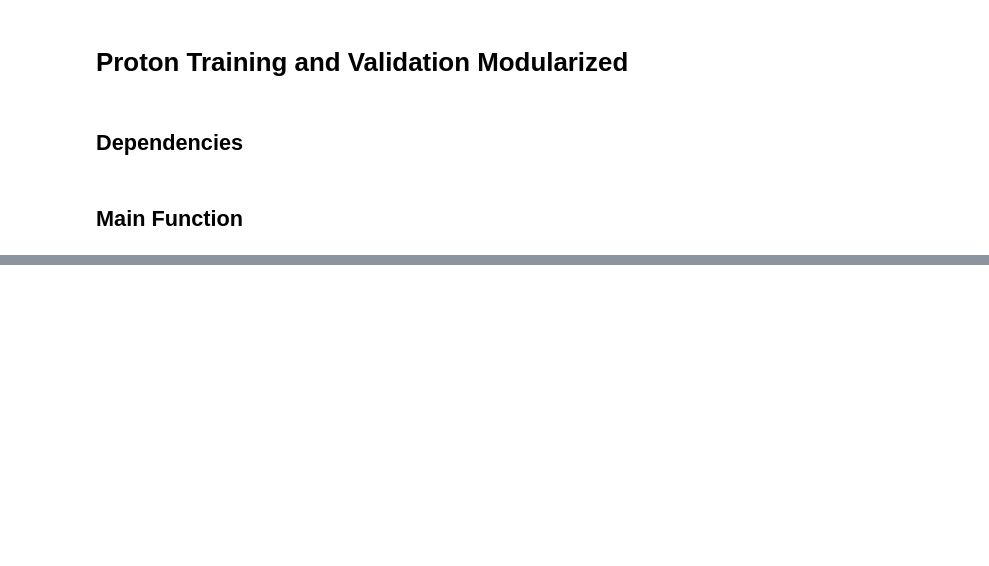
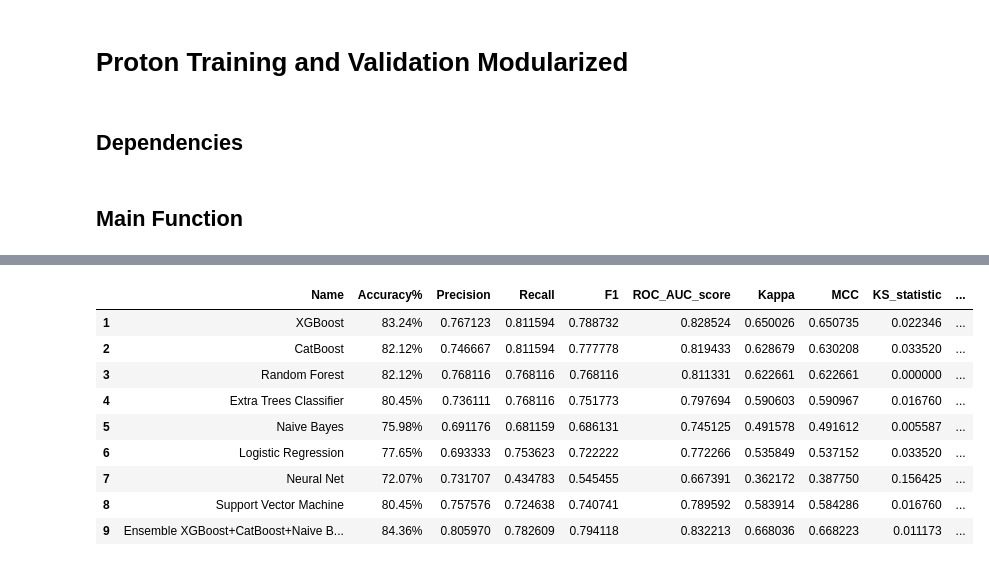
Before and after one commit to harsh5161/datascience, a Jupyter notebook: Training.ipynb, the cells around one changed output, grey strips where cells are left out. Drawn from its saved outputs; the diff is of its cells as text; code cells hidden in the pictures; blank space fills up the shorter version.

```diff
--- a/Training.ipynb
+++ b/Training.ipynb
@@ -154,3 +144,18 @@ Enter model path here to view MODEL COMPARISON CHART : titanicmodel
+# %%
+MC = pd.read_csv('MC.csv')
+MC.index = np.arange(1,len(MC)+1)
+MC
+# %% [output]
+|  | Name | Accuracy% | Precision | Recall | F1 | ROC_AUC_score | Kappa | MCC | KS_statistic | ... |
+| 1 | XGBoost | 83.24% | 0.767123 | 0.811594 | 0.788732 | 0.828524 | 0.650026 | 0.650735 | 0.022346 | ... |
+| 2 | CatBoost | 82.12% | 0.746667 | 0.811594 | 0.777778 | 0.819433 | 0.628679 | 0.630208 | 0.033520 | ... |
+| 3 | Random Forest | 82.12% | 0.768116 | 0.768116 | 0.768116 | 0.811331 | 0.622661 | 0.622661 | 0.000000 | ... |
+| 4 | Extra Trees Classifier | 80.45% | 0.736111 | 0.768116 | 0.751773 | 0.797694 | 0.590603 | 0.590967 | 0.016760 | ... |
+| 5 | Naive Bayes | 75.98% | 0.691176 | 0.681159 | 0.686131 | 0.745125 | 0.491578 | 0.491612 | 0.005587 | ... |
+| 6 | Logistic Regression | 77.65% | 0.693333 | 0.753623 | 0.722222 | 0.772266 | 0.535849 | 0.537152 | 0.033520 | ... |
+| 7 | Neural Net | 72.07% | 0.731707 | 0.434783 | 0.545455 | 0.667391 | 0.362172 | 0.387750 | 0.156425 | ... |
+| 8 | Support Vector Machine | 80.45% | 0.757576 | 0.724638 | 0.740741 | 0.789592 | 0.583914 | 0.584286 | 0.016760 | ... |
+| 9 | Ensemble XGBoost+CatBoost+Naive B... | 84.36% | 0.805970 | 0.782609 | 0.794118 | 0.832213 | 0.668036 | 0.668223 | 0.011173 | ... |
 # %%
 # joblib.load('XT').min().min()
 # %%
```
Also changed, not shown: parts of 5 cells of this notebook, 6 other files.
